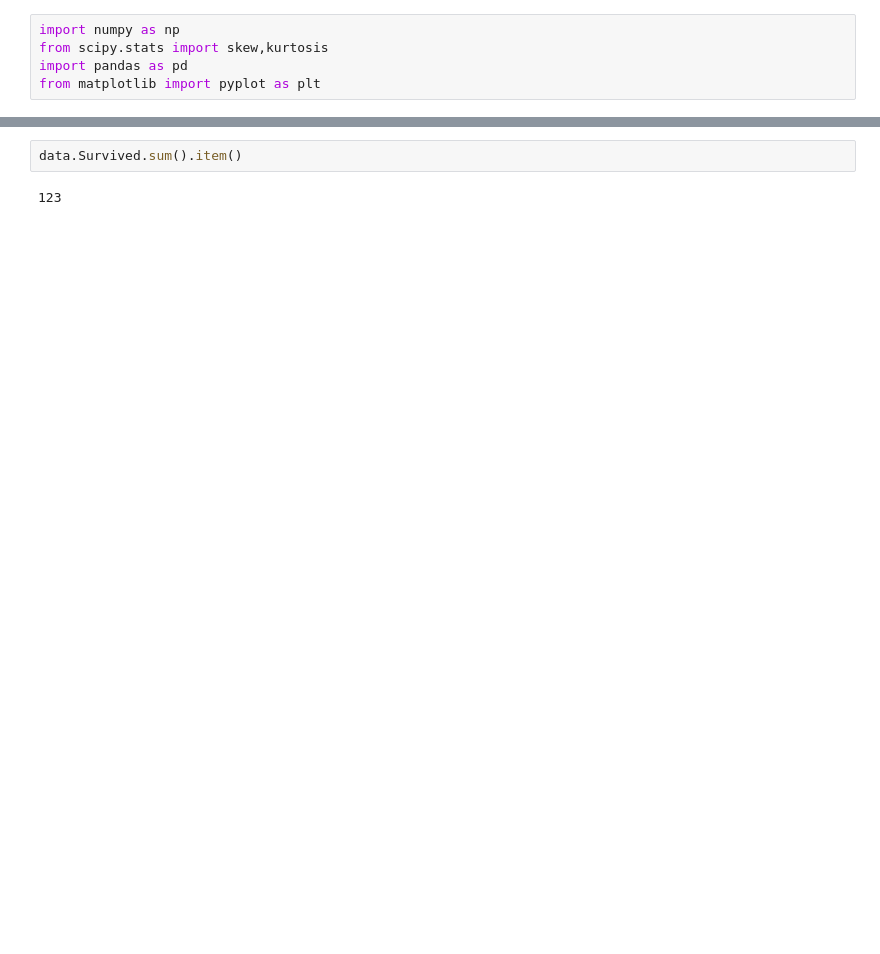
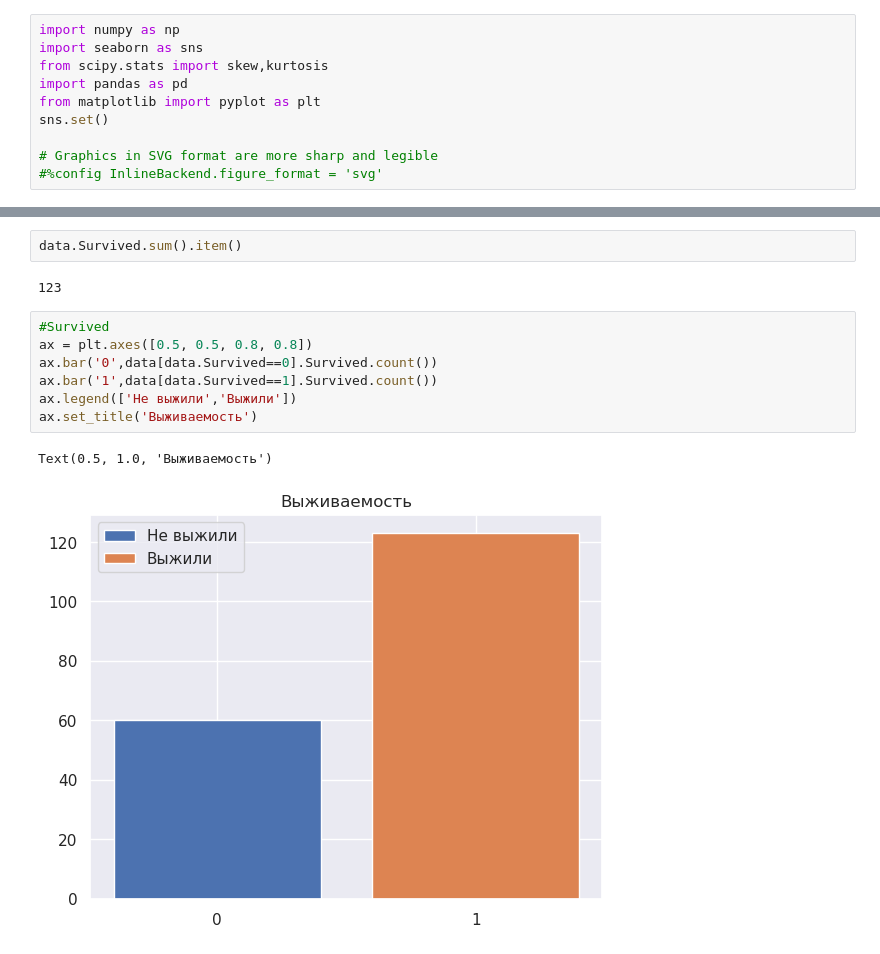
Before and after one commit to BombasticFantastik/DataScience-2024-SFU-Work4, a Jupyter notebook: Практическая работа 4.ipynb, the cells around one changed output, grey strips where cells are left out. Cells and saved outputs as stored; diff of their text form; blank space fills up the shorter version.

```diff
--- a/Практическая работа 4.ipynb
+++ b/Практическая работа 4.ipynb
@@ -4,9 +4,14 @@
 ## Задание №1
 # %%
 import numpy as np
+import seaborn as sns
 from scipy.stats import skew,kurtosis
 import pandas as pd
 from matplotlib import pyplot as plt
+sns.set()
+
+# Graphics in SVG format are more sharp and legible
+#%config InlineBackend.figure_format = 'svg'
 # %%
 norm_data=np.random.normal(size=1000)
 exp_data=np.random.exponential(size=1000)
@@ -208,3 +209,13 @@ ValueError: The truth value of a Series is ambiguous. Use a.empty, a.bool(), a.i
 data.Survived.sum().item()
 # %% [output]
 123
+# %%
+#Survived
+ax = plt.axes([0.5, 0.5, 0.8, 0.8])
+ax.bar('0',data[data.Survived==0].Survived.count())
+ax.bar('1',data[data.Survived==1].Survived.count())
+ax.legend(['Не выжили','Выжили'])
+ax.set_title('Выживаемость')
+# %% [output]
+Text(0.5, 1.0, 'Выживаемость')
+[figure, added]
```
Also changed, not shown: parts of 8 cells of this notebook, 2 other files.
